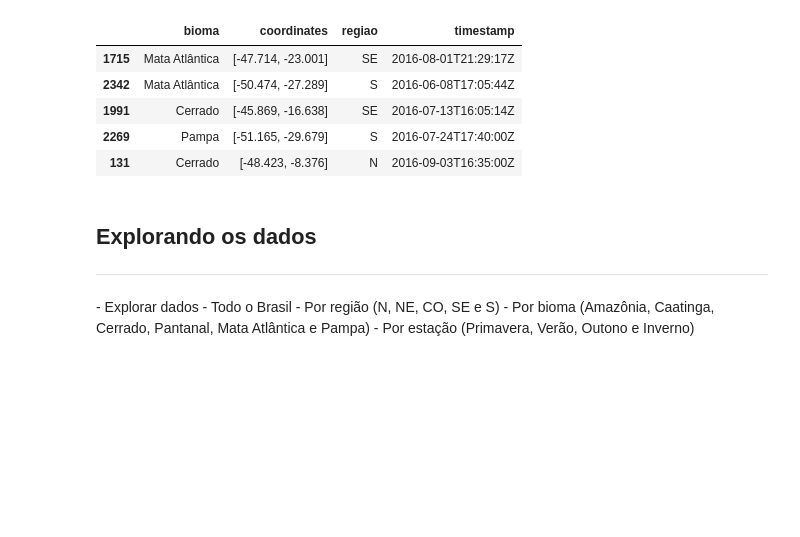
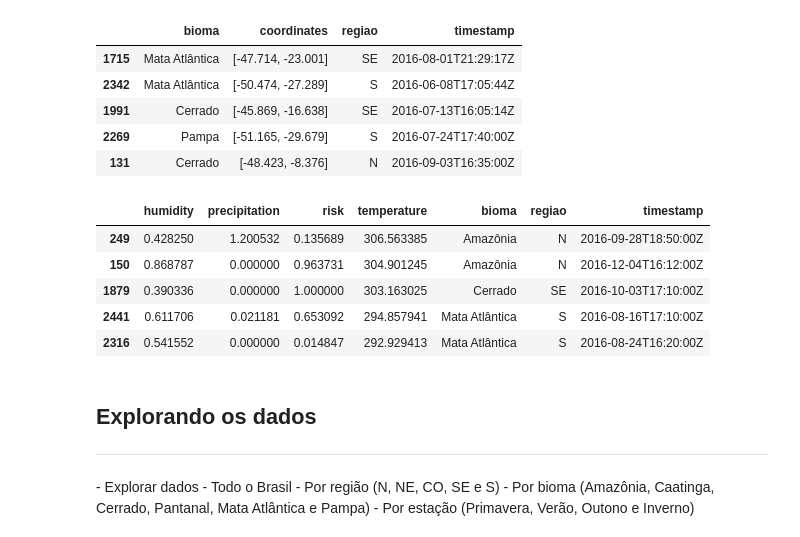
Before and after one commit to vconrado/cap-386, a Jupyter notebook: project/Analise.ipynb, the cells around one changed output. Cells and saved outputs as stored; diff of their text form; code cells hidden in the pictures; blank space fills up the shorter version.

```diff
--- a/project/Analise.ipynb
+++ b/project/Analise.ipynb
@@ -74,6 +74,15 @@ focos = pd.read_pickle('focos.pkl')
 
 # Risco, Temperatura, Umidade, Precipitação
 dados = pd.read_pickle('dados.pkl')
+# %%
+dados.sample(n=5)
+# %% [output]
+|  | humidity | precipitation | risk | temperature | bioma | regiao | timestamp |
+| 249 | 0.428250 | 1.200532 | 0.135689 | 306.563385 | Amazônia | N | 2016-09-28T18:50:00Z |
+| 150 | 0.868787 | 0.000000 | 0.963731 | 304.901245 | Amazônia | N | 2016-12-04T16:12:00Z |
+| 1879 | 0.390336 | 0.000000 | 1.000000 | 303.163025 | Cerrado | SE | 2016-10-03T17:10:00Z |
+| 2441 | 0.611706 | 0.021181 | 0.653092 | 294.857941 | Mata Atlântica | S | 2016-08-16T17:10:00Z |
+| 2316 | 0.541552 | 0.000000 | 0.014847 | 292.929413 | Mata Atlântica | S | 2016-08-24T16:20:00Z |
 # %% [markdown]
 ## Explorando os dados
 <hr style="border:2px solid #0077b9;">
```
Also changed, not shown: parts of 6 cells of this notebook, 1 other file.
